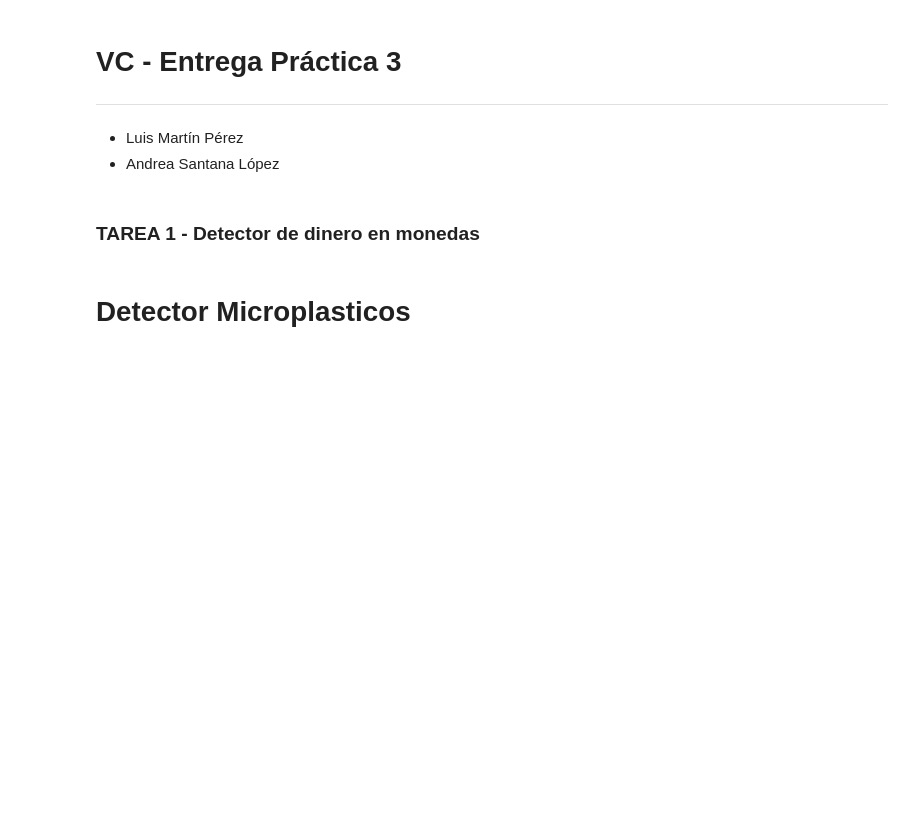
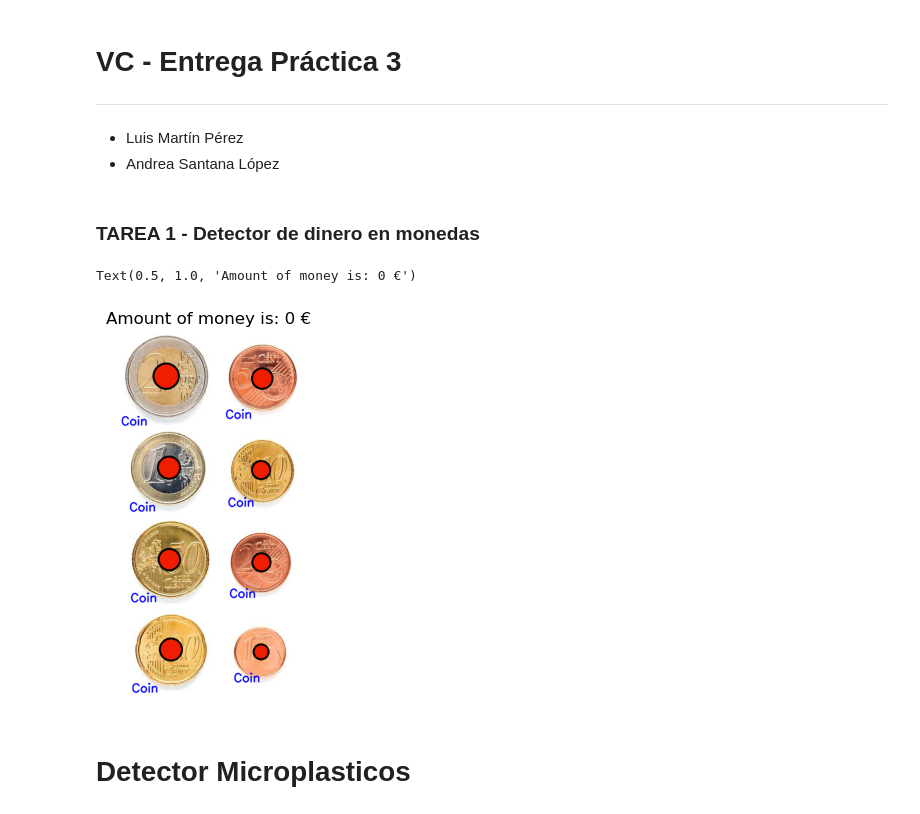
Before and after one commit to AndreaSantaloz/ThirdPracticeVC, a Jupyter notebook: entrega.ipynb, the cells around one changed output. Drawn from its saved outputs; the diff is of its cells as text; code cells hidden in the pictures; blank space fills up the shorter version.

```diff
--- a/entrega.ipynb
+++ b/entrega.ipynb
@@ -12,7 +12,7 @@ import csv
 ### TAREA 1 - Detector de dinero en monedas
 # %%
 umbral = 200
-img = cv2.cvtColor(cv2.imread('CoinsImages/monedas_2.jpg'), cv2.COLOR_BGR2RGB)
+img = cv2.cvtColor(cv2.imread('./CoinsImages/Monedas.jpg'), cv2.COLOR_BGR2RGB)
 img_gris = cv2.cvtColor(img, cv2.COLOR_BGR2GRAY)
 th,img_th = cv2.threshold(img_gris,umbral,255,cv2.THRESH_BINARY_INV)
 
@@ -20,33 +20,36 @@ th,img_th = cv2.threshold(img_gris,umbral,255,cv2.THRESH_BINARY_INV)
 gris = cv2.cvtColor(img, cv2.COLOR_BGR2GRAY)
 #Suaviza imagen (elimina altas frecuencias)
 pimg = cv2.medianBlur(gris, 7)
 
 circ = cv2.HoughCircles(
         pimg,  # imagen
         cv2.HOUGH_GRADIENT,  # tipo de detección
         1,
         100,  # distancia mínima entre círculos
         param1=100, # valor del gradiente
         param2=50, # umbral acumulador
         minRadius=50,  # radio mínimo
         maxRadius=150,  # radio máximo
     )
 
 font = cv2.FONT_HERSHEY_SIMPLEX
 fontScale = 1
 thickness = 2
 
 money_amount = 0
 for circle_x, circle_y, circle_radius in circ[0]:
     cv2.circle(img, (int(circle_x), int(circle_y)), int(circle_radius*0.3), (240, 30, 0), -1)
     cv2.circle(img, (int(circle_x), int(circle_y)), int(circle_radius*0.3 + 1), (0, 0, 0), 3)
     img = cv2.putText(img, 'Coin', (int(circle_x - circle_radius*1.1) , int(circle_y + circle_radius*1.2)), font,
                    fontScale, (0, 0, 255), thickness, cv2.LINE_AA)
 
 
 plt.axis("off")
 plt.imshow(img)
 plt.title(f'Amount of money is: {money_amount} €')
+# %% [output]
+Text(0.5, 1.0, 'Amount of money is: 0 €')
+[figure, added]
 # %% [markdown]
 # Detector Microplasticos
 # %%
```
Also changed, not shown: parts of 1 cell of this notebook.
